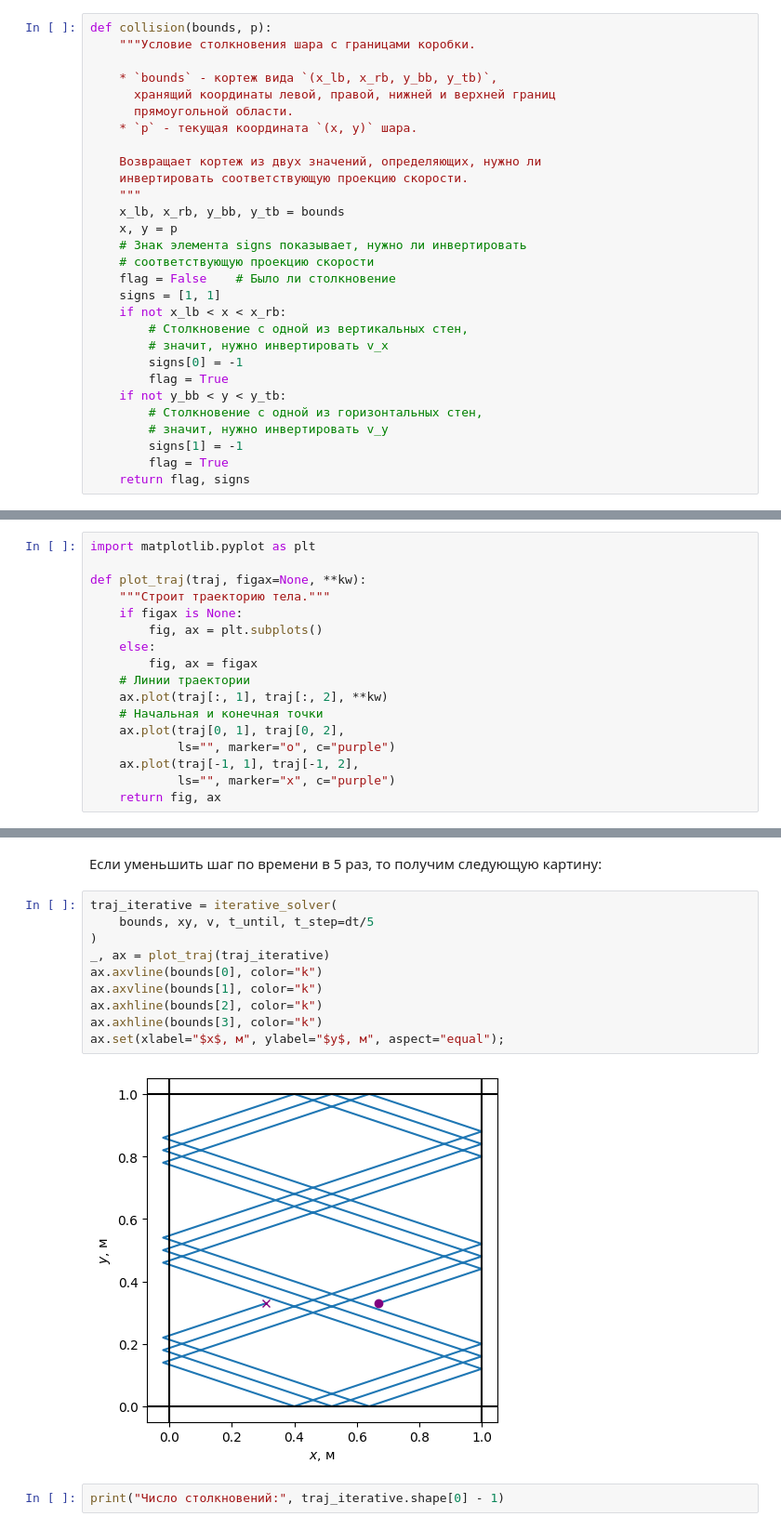
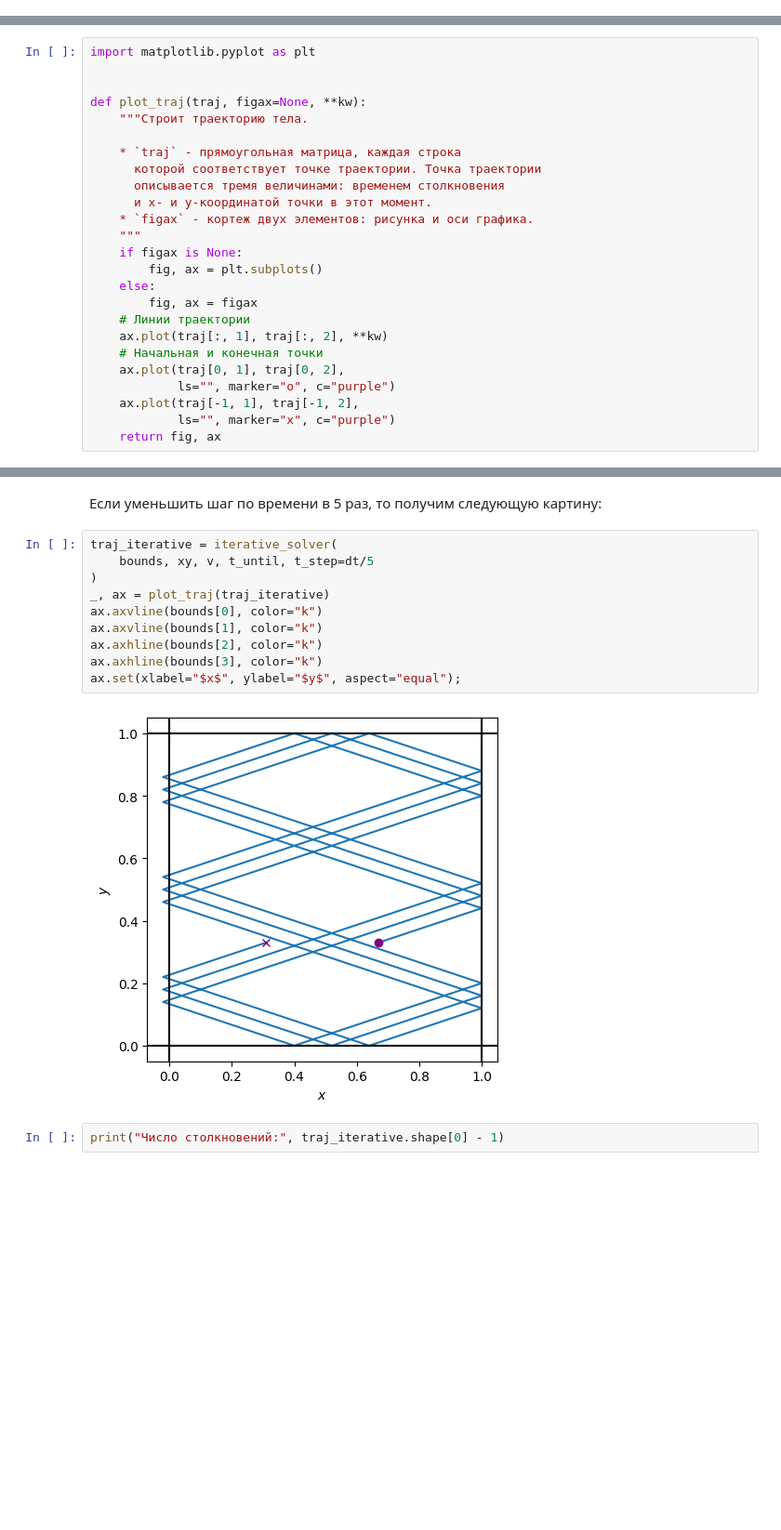
Before and after one commit to unexpectedCoder/sm6-py-cookbook, a Jupyter notebook: book/discrete-event/des.ipynb, the cells around one changed output, grey strips where cells are left out. Shown: that part at 93% size. Saved outputs shown, nothing was run; the diff lists cells and outputs as text; blank space fills up the shorter version.

```diff
--- a/book/discrete-event/des.ipynb
+++ b/book/discrete-event/des.ipynb
@@ -105,29 +183,0 @@ $$
-# %%
-def collision(bounds, p):
-    """Условие столкновения шара с границами коробки.
-
-    * `bounds` - кортеж вида `(x_lb, x_rb, y_bb, y_tb)`,
-      хранящий координаты левой, правой, нижней и верхней границ
-      прямоугольной области.
-    * `p` - текущая координата `(x, y)` шара.
-
-    Возвращает кортеж из двух значений, определяющих, нужно ли
-    инвертировать соответствующую проекцию скорости.
-    """
-    x_lb, x_rb, y_bb, y_tb = bounds
-    x, y = p
-    # Знак элемента signs показывает, нужно ли инвертировать
-    # соответствующую проекцию скорости
-    flag = False    # Было ли столкновение
-    signs = [1, 1]
-    if not x_lb < x < x_rb:
-        # Столкновение с одной из вертикальных стен,
-        # значит, нужно инвертировать v_x
-        signs[0] = -1
-        flag = True
-    if not y_bb < y < y_tb:
-        # Столкновение с одной из горизонтальных стен,
-        # значит, нужно инвертировать v_y
-        signs[1] = -1
-        flag = True
-    return flag, signs
@@ -187,8 +273,16 @@ def iterative_solver(bounds, p, v, t_until, t_step):
 # %%
 import matplotlib.pyplot as plt
 
+
 def plot_traj(traj, figax=None, **kw):
-    """Строит траекторию тела."""
+    """Строит траекторию тела.
+
+    * `traj` - прямоугольная матрица, каждая строка
+      которой соответствует точке траектории. Точка траектории
+      описывается тремя величинами: временем столкновения
+      и x- и y-координатой точки в этот момент.
+    * `figax` - кортеж двух элементов: рисунка и оси графика.
+    """
     if figax is None:
         fig, ax = plt.subplots()
     else:
@@ -246,15 +341,15 @@ print("Число столкновений:", traj.shape[0] - 1)
 # %%
 traj_iterative = iterative_solver(
     bounds, xy, v, t_until, t_step=dt/5
 )
 _, ax = plot_traj(traj_iterative)
 ax.axvline(bounds[0], color="k")
 ax.axvline(bounds[1], color="k")
 ax.axhline(bounds[2], color="k")
 ax.axhline(bounds[3], color="k")
-ax.set(xlabel="$x$, м", ylabel="$y$, м", aspect="equal");
+ax.set(xlabel="$x$", ylabel="$y$", aspect="equal");
 # %% [output]
-[figure, old version]
+[figure, new version]
 # %%
 print("Число столкновений:", traj_iterative.shape[0] - 1)
 # %% [output]
```
Also changed, not shown: parts of 38 cells of this notebook.
